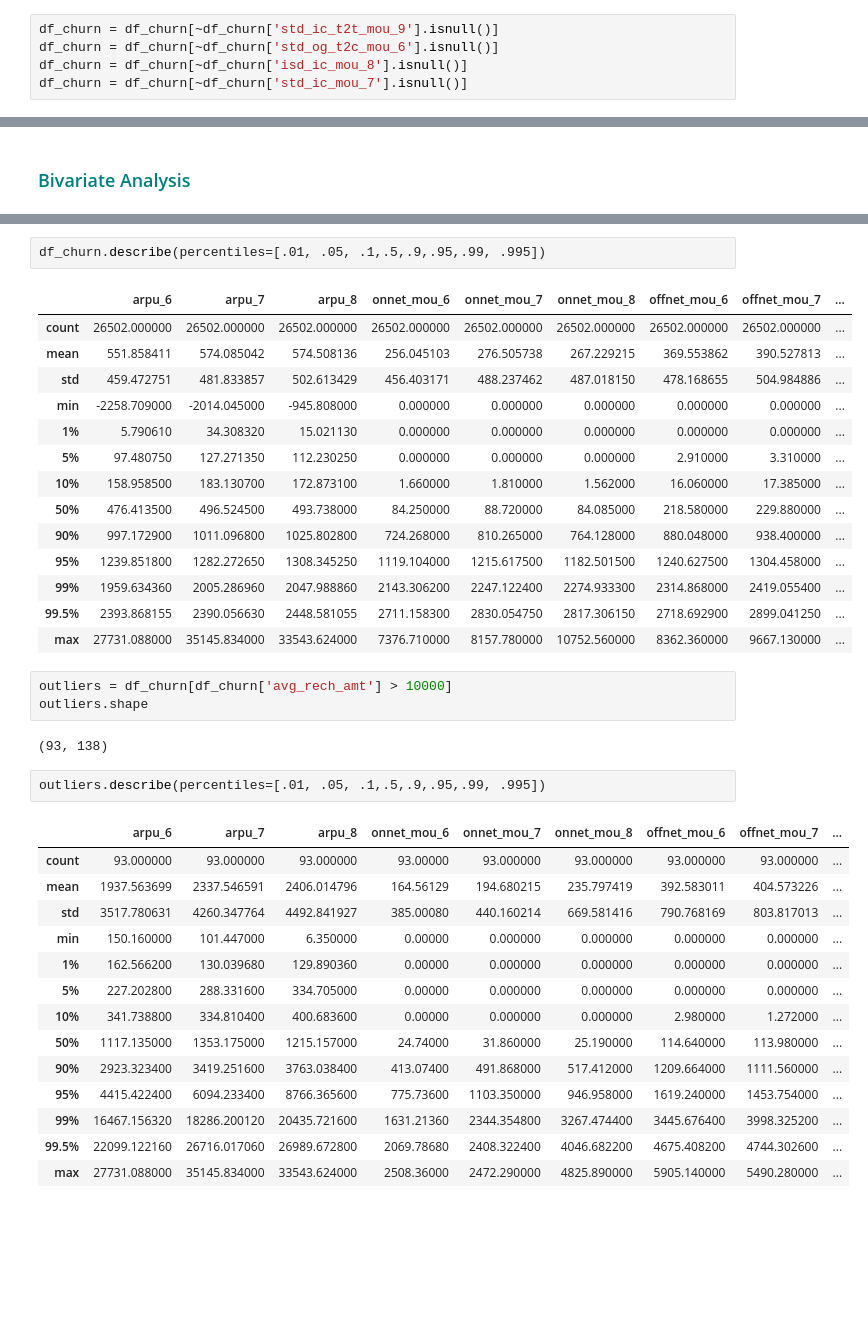
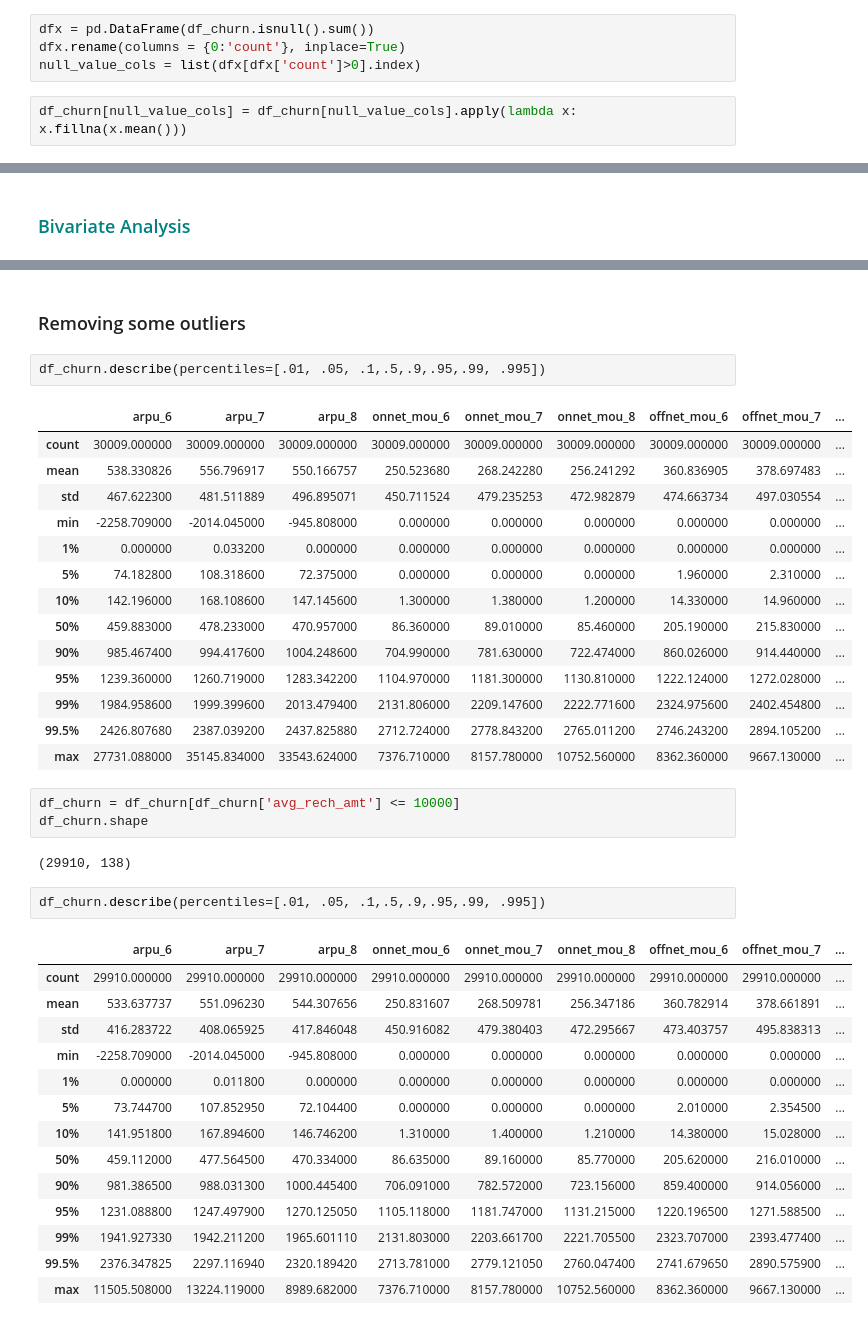
Before and after one commit to ved0507/telcom-churn-2021, a Jupyter notebook: Telcom_churn.ipynb, the cells around one changed output, grey strips where cells are left out. Drawn from its saved outputs; the diff is of its cells as text; blank space fills up the shorter version.

```diff
--- a/Telcom_churn.ipynb
+++ b/Telcom_churn.ipynb
@@ -334,11 +335,12 @@ print("Dropped {0} columns".format(dropped_cols))
 Dropped 16 columns
 # %% [markdown]
 ### Dropping Rows with Null Values as the Null percentage is just 7%
-# %%
-df_churn = df_churn[~df_churn['std_ic_t2t_mou_9'].isnull()]
-df_churn = df_churn[~df_churn['std_og_t2c_mou_6'].isnull()]
-df_churn = df_churn[~df_churn['isd_ic_mou_8'].isnull()]
-df_churn = df_churn[~df_churn['std_ic_mou_7'].isnull()]
+# %%
+dfx = pd.DataFrame(df_churn.isnull().sum())
+dfx.rename(columns = {0:'count'}, inplace=True)
+null_value_cols = list(dfx[dfx['count']>0].index)
+# %%
+df_churn[null_value_cols] = df_churn[null_value_cols].apply(lambda x: x.fillna(x.mean()))
 # %%
 df_churn.shape
 # %% [output]
@@ -533,39 +538,41 @@ sns.heatmap(df_churn.corr())
+# %% [markdown]
+### Removing some outliers
 # %%
 df_churn.describe(percentiles=[.01, .05, .1,.5,.9,.95,.99, .995])
 # %% [output]
 |  | arpu_6 | arpu_7 | arpu_8 | onnet_mou_6 | onnet_mou_7 | onnet_mou_8 | offnet_mou_6 | offnet_mou_7 | ... |
-| count | 26502.000000 | 26502.000000 | 26502.000000 | 26502.000000 | 26502.000000 | 26502.000000 | 26502.000000 | 26502.000000 | ... |
-| mean | 551.858411 | 574.085042 | 574.508136 | 256.045103 | 276.505738 | 267.229215 | 369.553862 | 390.527813 | ... |
-| std | 459.472751 | 481.833857 | 502.613429 | 456.403171 | 488.237462 | 487.018150 | 478.168655 | 504.984886 | ... |
+| count | 30009.000000 | 30009.000000 | 30009.000000 | 30009.000000 | 30009.000000 | 30009.000000 | 30009.000000 | 30009.000000 | ... |
+| mean | 538.330826 | 556.796917 | 550.166757 | 250.523680 | 268.242280 | 256.241292 | 360.836905 | 378.697483 | ... |
+| std | 467.622300 | 481.511889 | 496.895071 | 450.711524 | 479.235253 | 472.982879 | 474.663734 | 497.030554 | ... |
 | min | -2258.709000 | -2014.045000 | -945.808000 | 0.000000 | 0.000000 | 0.000000 | 0.000000 | 0.000000 | ... |
-| 1% | 5.790610 | 34.308320 | 15.021130 | 0.000000 | 0.000000 | 0.000000 | 0.000000 | 0.000000 | ... |
-| 5% | 97.480750 | 127.271350 | 112.230250 | 0.000000 | 0.000000 | 0.000000 | 2.910000 | 3.310000 | ... |
-| 10% | 158.958500 | 183.130700 | 172.873100 | 1.660000 | 1.810000 | 1.562000 | 16.060000 | 17.385000 | ... |
-| 50% | 476.413500 | 496.524500 | 493.738000 | 84.250000 | 88.720000 | 84.085000 | 218.580000 | 229.880000 | ... |
-| 90% | 997.172900 | 1011.096800 | 1025.802800 | 724.268000 | 810.265000 | 764.128000 | 880.048000 | 938.400000 | ... |
-| 95% | 1239.851800 | 1282.272650 | 1308.345250 | 1119.104000 | 1215.617500 | 1182.501500 | 1240.627500 | 1304.458000 | ... |
-| 99% | 1959.634360 | 2005.286960 | 2047.988860 | 2143.306200 | 2247.122400 | 2274.933300 | 2314.868000 | 2419.055400 | ... |
-| 99.5% | 2393.868155 | 2390.056630 | 2448.581055 | 2711.158300 | 2830.054750 | 2817.306150 | 2718.692900 | 2899.041250 | ... |
+| 1% | 0.000000 | 0.033200 | 0.000000 | 0.000000 | 0.000000 | 0.000000 | 0.000000 | 0.000000 | ... |
+| 5% | 74.182800 | 108.318600 | 72.375000 | 0.000000 | 0.000000 | 0.000000 | 1.960000 | 2.310000 | ... |
+| 10% | 142.196000 | 168.108600 | 147.145600 | 1.300000 | 1.380000 | 1.200000 | 14.330000 | 14.960000 | ... |
+| 50% | 459.883000 | 478.233000 | 470.957000 | 86.360000 | 89.010000 | 85.460000 | 205.190000 | 215.830000 | ... |
+| 90% | 985.467400 | 994.417600 | 1004.248600 | 704.990000 | 781.630000 | 722.474000 | 860.026000 | 914.440000 | ... |
+| 95% | 1239.360000 | 1260.719000 | 1283.342200 | 1104.970000 | 1181.300000 | 1130.810000 | 1222.124000 | 1272.028000 | ... |
+| 99% | 1984.958600 | 1999.399600 | 2013.479400 | 2131.806000 | 2209.147600 | 2222.771600 | 2324.975600 | 2402.454800 | ... |
+| 99.5% | 2426.807680 | 2387.039200 | 2437.825880 | 2712.724000 | 2778.843200 | 2765.011200 | 2746.243200 | 2894.105200 | ... |
 | max | 27731.088000 | 35145.834000 | 33543.624000 | 7376.710000 | 8157.780000 | 10752.560000 | 8362.360000 | 9667.130000 | ... |
 # %%
-outliers = df_churn[df_churn['avg_rech_amt'] > 10000]
-outliers.shape
+df_churn = df_churn[df_churn['avg_rech_amt'] <= 10000]
+df_churn.shape
 # %% [output]
-(93, 138)
+(29910, 138)
 # %%
-outliers.describe(percentiles=[.01, .05, .1,.5,.9,.95,.99, .995])
+df_churn.describe(percentiles=[.01, .05, .1,.5,.9,.95,.99, .995])
 # %% [output]
 |  | arpu_6 | arpu_7 | arpu_8 | onnet_mou_6 | onnet_mou_7 | onnet_mou_8 | offnet_mou_6 | offnet_mou_7 | ... |
-| count | 93.000000 | 93.000000 | 93.000000 | 93.00000 | 93.000000 | 93.000000 | 93.000000 | 93.000000 | ... |
-| mean | 1937.563699 | 2337.546591 | 2406.014796 | 164.56129 | 194.680215 | 235.797419 | 392.583011 | 404.573226 | ... |
-| std | 3517.780631 | 4260.347764 | 4492.841927 | 385.00080 | 440.160214 | 669.581416 | 790.768169 | 803.817013 | ... |
-| min | 150.160000 | 101.447000 | 6.350000 | 0.00000 | 0.000000 | 0.000000 | 0.000000 | 0.000000 | ... |
-| 1% | 162.566200 | 130.039680 | 129.890360 | 0.00000 | 0.000000 | 0.000000 | 0.000000 | 0.000000 | ... |
-| 5% | 227.202800 | 288.331600 | 334.705000 | 0.00000 | 0.000000 | 0.000000 | 0.000000 | 0.000000 | ... |
-| 10% | 341.738800 | 334.810400 | 400.683600 | 0.00000 | 0.000000 | 0.000000 | 2.980000 | 1.272000 | ... |
-| 50% | 1117.135000 | 1353.175000 | 1215.157000 | 24.74000 | 31.860000 | 25.190000 | 114.640000 | 113.980000 | ... |
-| 90% | 2923.323400 | 3419.251600 | 3763.038400 | 413.07400 | 491.868000 | 517.412000 | 1209.664000 | 1111.560000 | ... |
-| 95% | 4415.422400 | 6094.233400 | 8766.365600 | 775.73600 | 1103.350000 | 946.958000 | 1619.240000 | 1453.754000 | ... |
-| 99% | 16467.156320 | 18286.200120 | 20435.721600 | 1631.21360 | 2344.354800 | 3267.474400 | 3445.676400 | 3998.325200 | ... |
-| 99.5% | 22099.122160 | 26716.017060 | 26989.672800 | 2069.78680 | 2408.322400 | 4046.682200 | 4675.408200 | 4744.302600 | ... |
-| max | 27731.088000 | 35145.834000 | 33543.624000 | 2508.36000 | 2472.290000 | 4825.890000 | 5905.140000 | 5490.280000 | ... |
+| count | 29910.000000 | 29910.000000 | 29910.000000 | 29910.000000 | 29910.000000 | 29910.000000 | 29910.000000 | 29910.000000 | ... |
+| mean | 533.637737 | 551.096230 | 544.307656 | 250.831607 | 268.509781 | 256.347186 | 360.782914 | 378.661891 | ... |
+| std | 416.283722 | 408.065925 | 417.846048 | 450.916082 | 479.380403 | 472.295667 | 473.403757 | 495.838313 | ... |
+| min | -2258.709000 | -2014.045000 | -945.808000 | 0.000000 | 0.000000 | 0.000000 | 0.000000 | 0.000000 | ... |
+| 1% | 0.000000 | 0.011800 | 0.000000 | 0.000000 | 0.000000 | 0.000000 | 0.000000 | 0.000000 | ... |
+| 5% | 73.744700 | 107.852950 | 72.104400 | 0.000000 | 0.000000 | 0.000000 | 2.010000 | 2.354500 | ... |
+| 10% | 141.951800 | 167.894600 | 146.746200 | 1.310000 | 1.400000 | 1.210000 | 14.380000 | 15.028000 | ... |
+| 50% | 459.112000 | 477.564500 | 470.334000 | 86.635000 | 89.160000 | 85.770000 | 205.620000 | 216.010000 | ... |
+| 90% | 981.386500 | 988.031300 | 1000.445400 | 706.091000 | 782.572000 | 723.156000 | 859.400000 | 914.056000 | ... |
+| 95% | 1231.088800 | 1247.497900 | 1270.125050 | 1105.118000 | 1181.747000 | 1131.215000 | 1220.196500 | 1271.588500 | ... |
+| 99% | 1941.927330 | 1942.211200 | 1965.601110 | 2131.803000 | 2203.661700 | 2221.705500 | 2323.707000 | 2393.477400 | ... |
+| 99.5% | 2376.347825 | 2297.116940 | 2320.189420 | 2713.781000 | 2779.121050 | 2760.047400 | 2741.679650 | 2890.575900 | ... |
+| max | 11505.508000 | 13224.119000 | 8989.682000 | 7376.710000 | 8157.780000 | 10752.560000 | 8362.360000 | 9667.130000 | ... |
```
Also changed, not shown: parts of 35 cells of this notebook.
